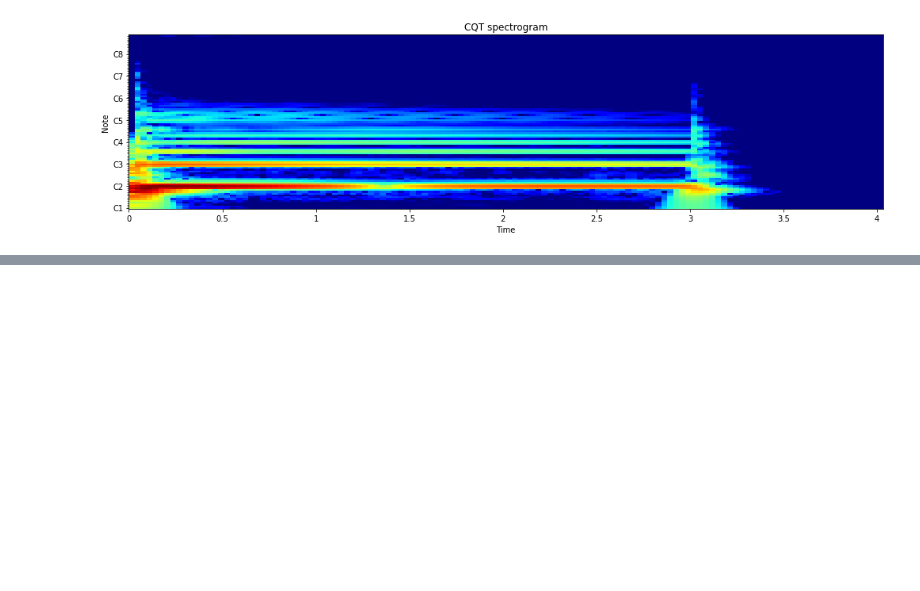
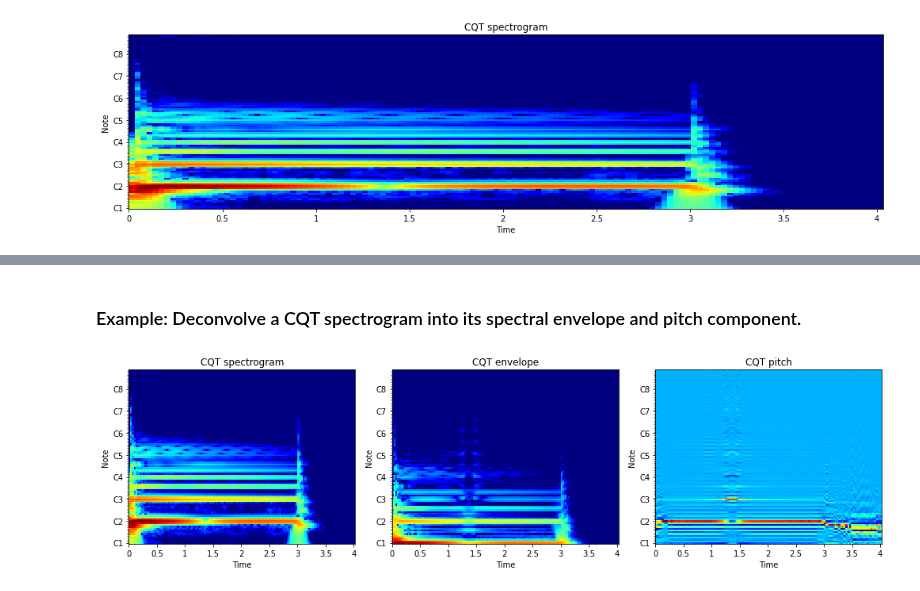
Before and after one commit to zafarrafii/CQHC-Python, a Jupyter notebook: examples.ipynb, the cells around one changed output, grey strips where cells are left out. Drawn from its saved outputs; the diff is of its cells as text; code cells hidden in the pictures; blank space fills up the shorter version.

Commit message:
Added cqtdeconv example.

```diff
--- a/examples.ipynb
+++ b/examples.ipynb
@@ -117,0 +132,45 @@ plt.show()
+# %% [markdown]
+### Example: Deconvolve a CQT spectrogram into its spectral envelope and pitch component.
+# %%
+%matplotlib inline
+
+# Import the modules
+import numpy as np
+import cqtsec
+import librosa
+import librosa.display
+import matplotlib.pyplot as plt
+
+# Load the audio signal
+file_path = r'bass_acoustic_000-036-075.wav'
+audio_signal, sampling_frequency = librosa.load(file_path, sr=None, mono=True)
+
+# Define the parameters and compute the CQT spectrogram
+step_length = int(pow(2, int(np.ceil(np.log2(0.04 * sampling_frequency)))) / 2)
+minimum_frequency = 32.70
+octave_resolution = 12
+cqt_spectrogram = cqtsec.cqtspectrogram(audio_signal, sampling_frequency, step_length, minimum_frequency, \
+                                        octave_resolution)
+
+# Deconvolve the CQT spectrogram into a CQT envelope and pitch
+cqt_envelope, cqt_pitch = cqtsec.cqtdeconv(cqt_spectrogram)
+
+# Display the CQT spectrogram, envelope, and pitch
+plt.figure(figsize=(14, 4))
+plt.subplot(1, 3, 1)
+librosa.display.specshow(librosa.amplitude_to_db(cqt_spectrogram), x_axis='time', y_axis='cqt_note', \
+                         sr=sampling_frequency, hop_length=step_length, fmin=minimum_frequency, \
+                         bins_per_octave=octave_resolution, cmap='jet')
+plt.title('CQT spectrogram')
+plt.subplot(1, 3, 2)
+librosa.display.specshow(librosa.amplitude_to_db(cqt_envelope), x_axis='time', y_axis='cqt_note', sr=sampling_frequency,
+                         hop_length=step_length, fmin=minimum_frequency, bins_per_octave=octave_resolution, cmap='jet')
+plt.title('CQT envelope')
+plt.subplot(1, 3, 3)
+librosa.display.specshow(cqt_pitch, x_axis='time', y_axis='cqt_note', sr=sampling_frequency, hop_length=step_length, \
+                         fmin=minimum_frequency, bins_per_octave=octave_resolution, cmap='jet')
+plt.title('CQT pitch')
+plt.tight_layout()
+plt.show()
+# %% [output]
+[figure, added]
```
Also changed, not shown: parts of 5 cells of this notebook, 2 other files.
